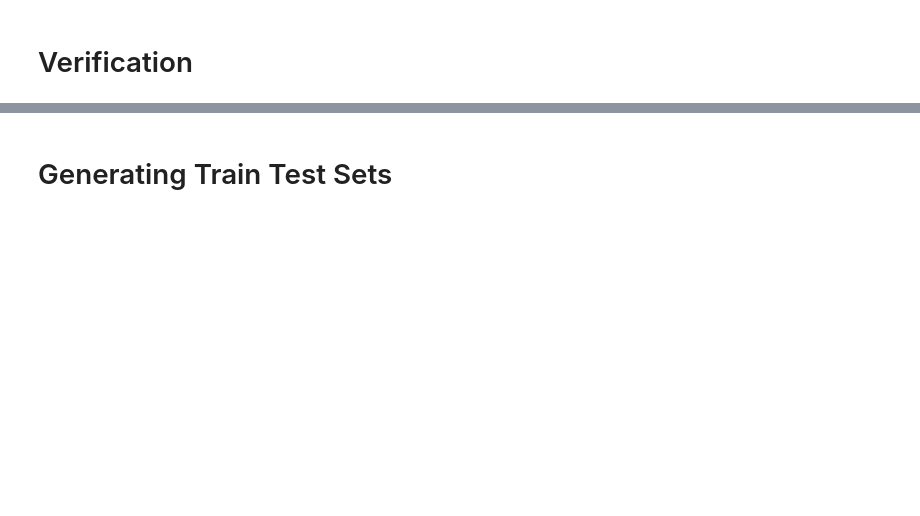
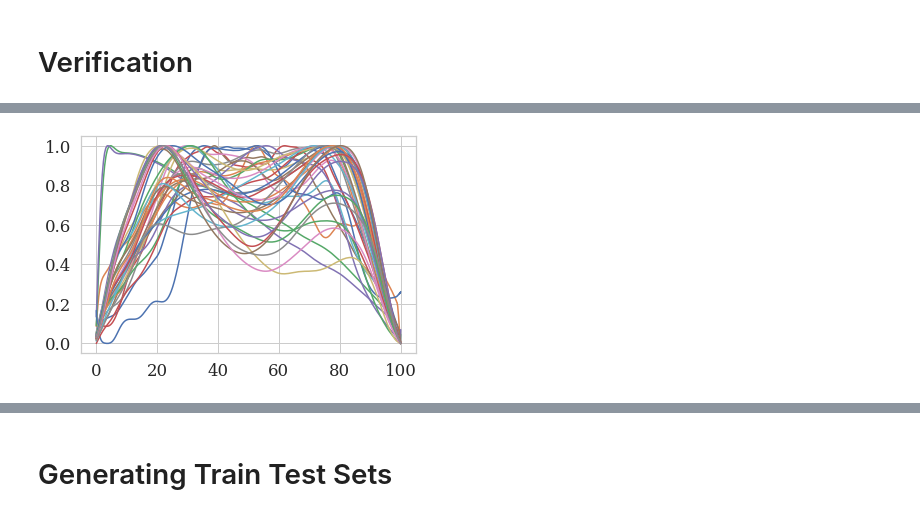
Before and after one commit to atick-faisal/GRF-Synthesis-from-Motion-Trajectories, a Jupyter notebook: src/preprocessing/process_dataset_1_alt.ipynb, the cells around one changed output, grey strips where cells are left out. Drawn from its saved outputs; the diff is of its cells as text; code cells hidden in the pictures; blank space fills up the shorter version.

```diff
--- a/src/preprocessing/process_dataset_1_alt.ipynb
+++ b/src/preprocessing/process_dataset_1_alt.ipynb
@@ -683,5 +703,7 @@ for i in range(y.shape[0]):
 # %%
-y = target['mx'].to_numpy().reshape(-1, N_SAMPLES)
-for i in range(y.shape[0]):
-    plt.plot(y[i, :])
+my = target['my'].to_numpy().reshape(-1, N_SAMPLES)
+for i in range(my.shape[0]):
+    plt.plot(x, my[i, :])
+# %% [output]
+[figure, added]
 # %%
```
Also changed, not shown: parts of 18 cells of this notebook, 4 other files.
